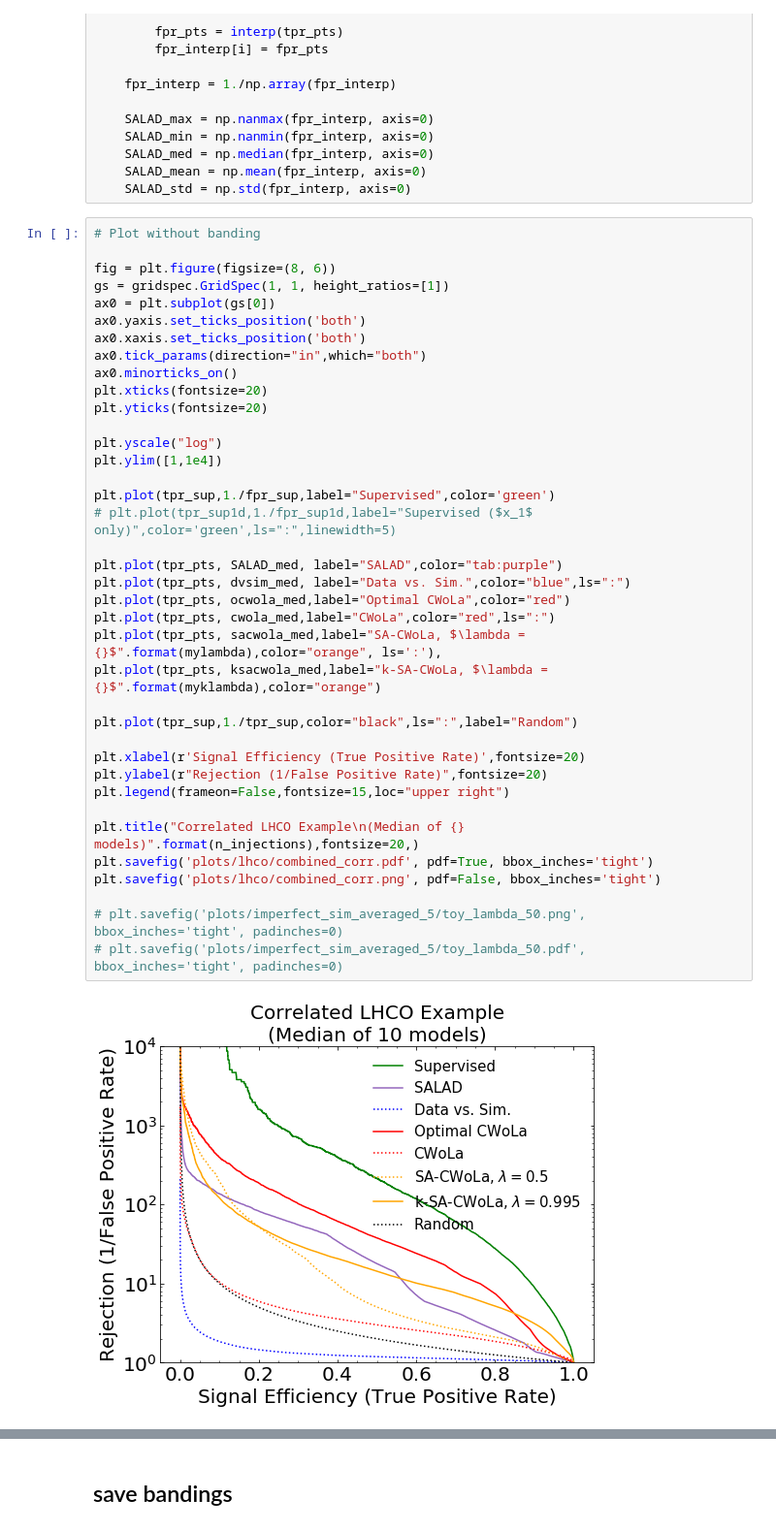
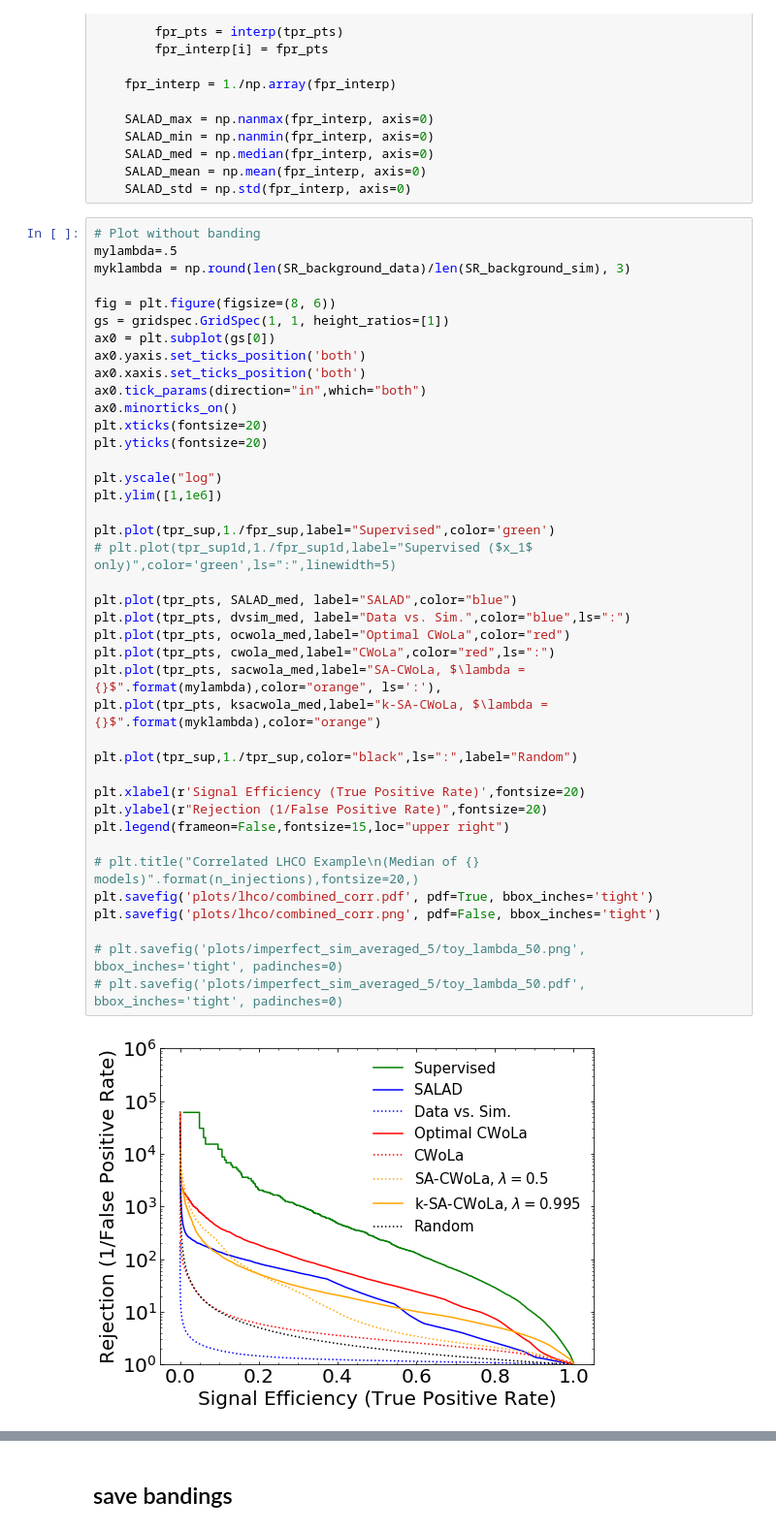
Before and after one commit to bnachman/DCTRHunting, a Jupyter notebook: CWoLaSimulationAssistedDecorrelationCorrelated.ipynb, the cells around one changed output, grey strips where cells are left out. Shown at 97% size. Drawn from its saved outputs; the diff is of its cells as text.

Commit message:
update correlated colors for paper

```diff
--- a/CWoLaSimulationAssistedDecorrelationCorrelated.ipynb
+++ b/CWoLaSimulationAssistedDecorrelationCorrelated.ipynb
@@ -758,6 +758,8 @@ with np.errstate(divide='ignore'):
     SALAD_std = np.std(fpr_interp, axis=0)
 # %%
 # Plot without banding
+mylambda=.5
+myklambda = np.round(len(SR_background_data)/len(SR_background_sim), 3)
 
 fig = plt.figure(figsize=(8, 6))
 gs = gridspec.GridSpec(1, 1, height_ratios=[1])
@@ -765,34 +767,34 @@ ax0 = plt.subplot(gs[0])
 ax0.yaxis.set_ticks_position('both')
 ax0.xaxis.set_ticks_position('both')
 ax0.tick_params(direction="in",which="both")
 ax0.minorticks_on()
 plt.xticks(fontsize=20)
 plt.yticks(fontsize=20)
 
 plt.yscale("log")
-plt.ylim([1,1e4])
+plt.ylim([1,1e6])
 
 plt.plot(tpr_sup,1./fpr_sup,label="Supervised",color='green')
 # plt.plot(tpr_sup1d,1./fpr_sup1d,label="Supervised ($x_1$ only)",color='green',ls=":",linewidth=5)
 
-plt.plot(tpr_pts, SALAD_med, label="SALAD",color="tab:purple")
+plt.plot(tpr_pts, SALAD_med, label="SALAD",color="blue")
 plt.plot(tpr_pts, dvsim_med, label="Data vs. Sim.",color="blue",ls=":")
 plt.plot(tpr_pts, ocwola_med,label="Optimal CWoLa",color="red")
 plt.plot(tpr_pts, cwola_med,label="CWoLa",color="red",ls=":")
 plt.plot(tpr_pts, sacwola_med,label="SA-CWoLa, $\lambda = {}$".format(mylambda),color="orange", ls=':'),
 plt.plot(tpr_pts, ksacwola_med,label="k-SA-CWoLa, $\lambda = {}$".format(myklambda),color="orange")
 
 plt.plot(tpr_sup,1./tpr_sup,color="black",ls=":",label="Random")
 
 plt.xlabel(r'Signal Efficiency (True Positive Rate)',fontsize=20)
 plt.ylabel(r"Rejection (1/False Positive Rate)",fontsize=20)
 plt.legend(frameon=False,fontsize=15,loc="upper right")
 
-plt.title("Correlated LHCO Example\n(Median of {} models)".format(n_injections),fontsize=20,)
+# plt.title("Correlated LHCO Example\n(Median of {} models)".format(n_injections),fontsize=20,)
 plt.savefig('plots/lhco/combined_corr.pdf', pdf=True, bbox_inches='tight')
 plt.savefig('plots/lhco/combined_corr.png', pdf=False, bbox_inches='tight')
 
 # plt.savefig('plots/imperfect_sim_averaged_5/toy_lambda_50.png', bbox_inches='tight', padinches=0)
 # plt.savefig('plots/imperfect_sim_averaged_5/toy_lambda_50.pdf', bbox_inches='tight', padinches=0)
 # %% [output]
-[figure, old version]
+[figure, new version]
```
Also changed, not shown: parts of 5 cells of this notebook, 9 other files.
